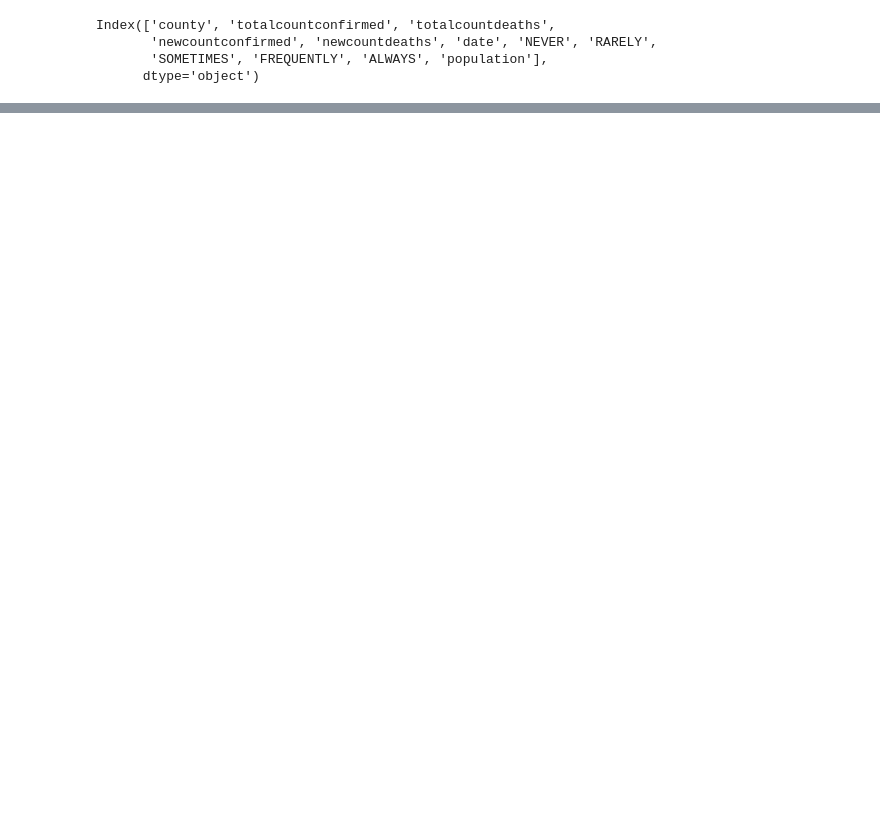
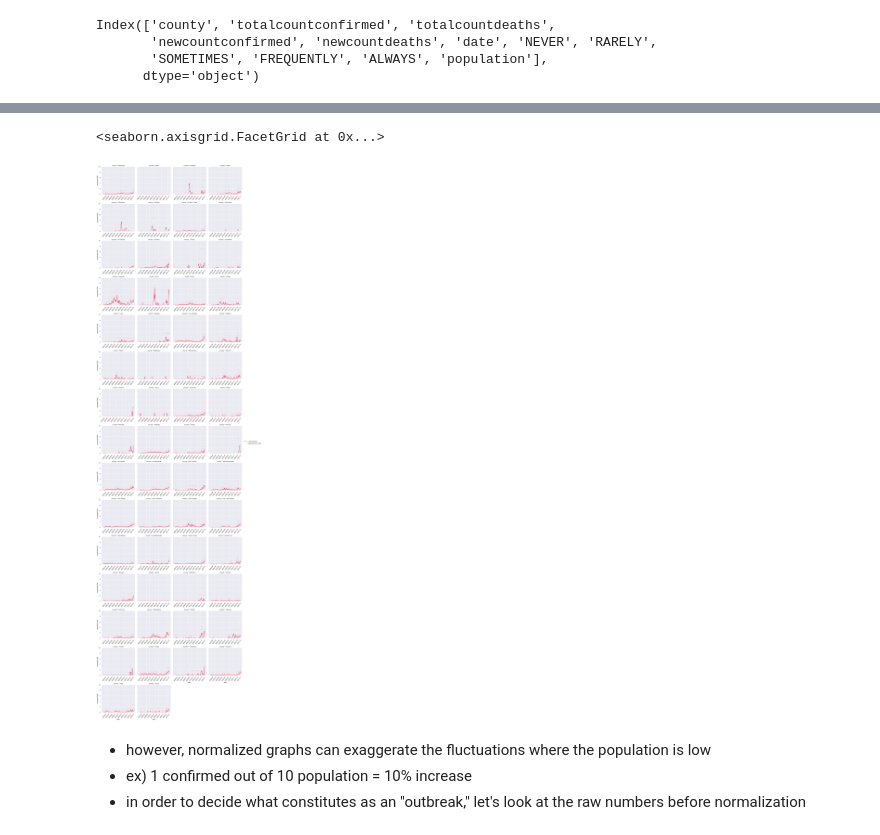
Before and after one commit to lettywu/COVID-19-vaccinations, a Jupyter notebook: alyssia/Mask_Use_EDA.ipynb, the cells around one changed output, grey strips where cells are left out. Saved outputs shown, nothing was run; the diff lists cells and outputs as text; code cells hidden in the pictures; blank space fills up the shorter version.

```diff
--- a/alyssia/Mask_Use_EDA.ipynb
+++ b/alyssia/Mask_Use_EDA.ipynb
@@ -191,0 +228,24 @@ df_topconfirmed
+# %%
+# graph the daily deaths normalized by 100k population
+# light pink dots = normalized daily deaths
+# dark red line = 7-day rolling average
+
+g = sns.FacetGrid(df, col="county", col_wrap=4, height=4, aspect=1, sharex=False, margin_titles=True, ylim=(0,10))
+g.map(sns.lineplot, "date", '7dayrollingavg_newdeath', color='crimson', label='7-Day Average')
+g.map(sns.scatterplot, "date", 'newdeath100k', alpha=.5, color='lightpink', label='DailyDeath per 100K')
+
+xformatter = mdates.DateFormatter("%y/%m")
+
+g.axes[0].xaxis.set_major_formatter(xformatter)
+
+g.set_xticklabels(rotation=50)
+g.fig.tight_layout()
+
+g.add_legend()
+# %% [output]
+<seaborn.axisgrid.FacetGrid at 0x...>
+[figure, added]
+# %% [markdown]
+- however, normalized graphs can exaggerate the fluctuations where the population is low
+- ex) 1 confirmed out of 10 population = 10% increase
+- in order to decide what constitutes as an "outbreak," let's look at the raw numbers before normalization
```
Also changed, not shown: parts of 35 cells of this notebook, 1 other file.
